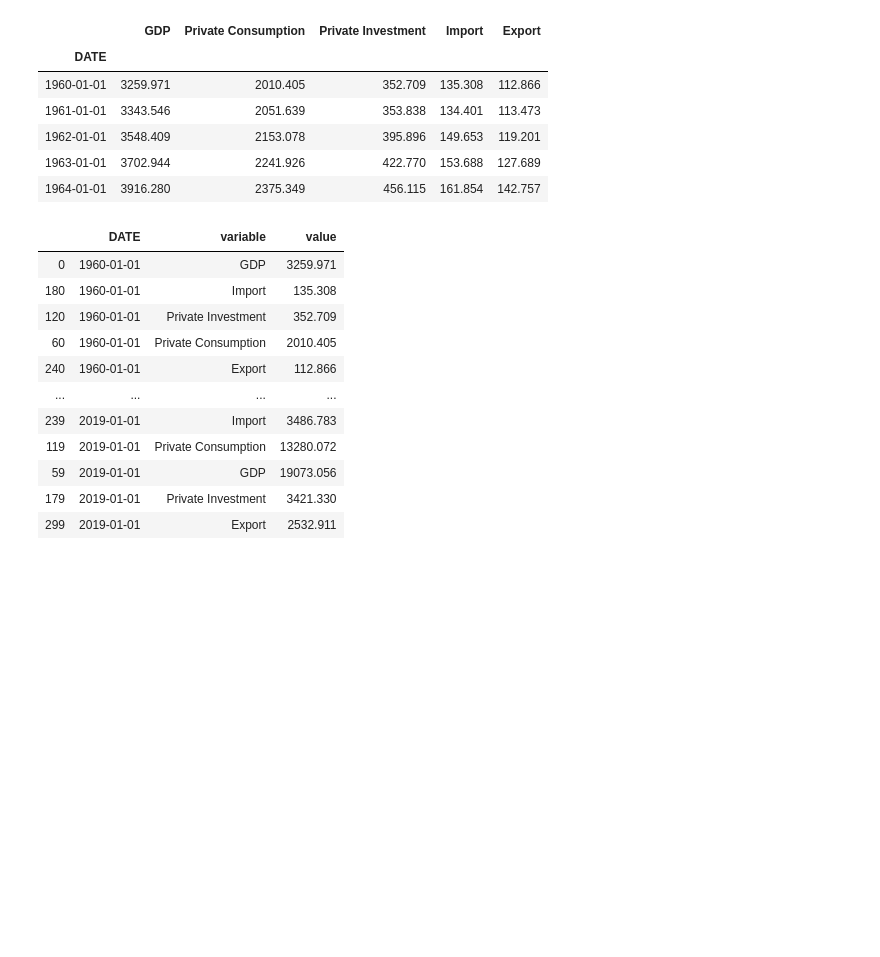
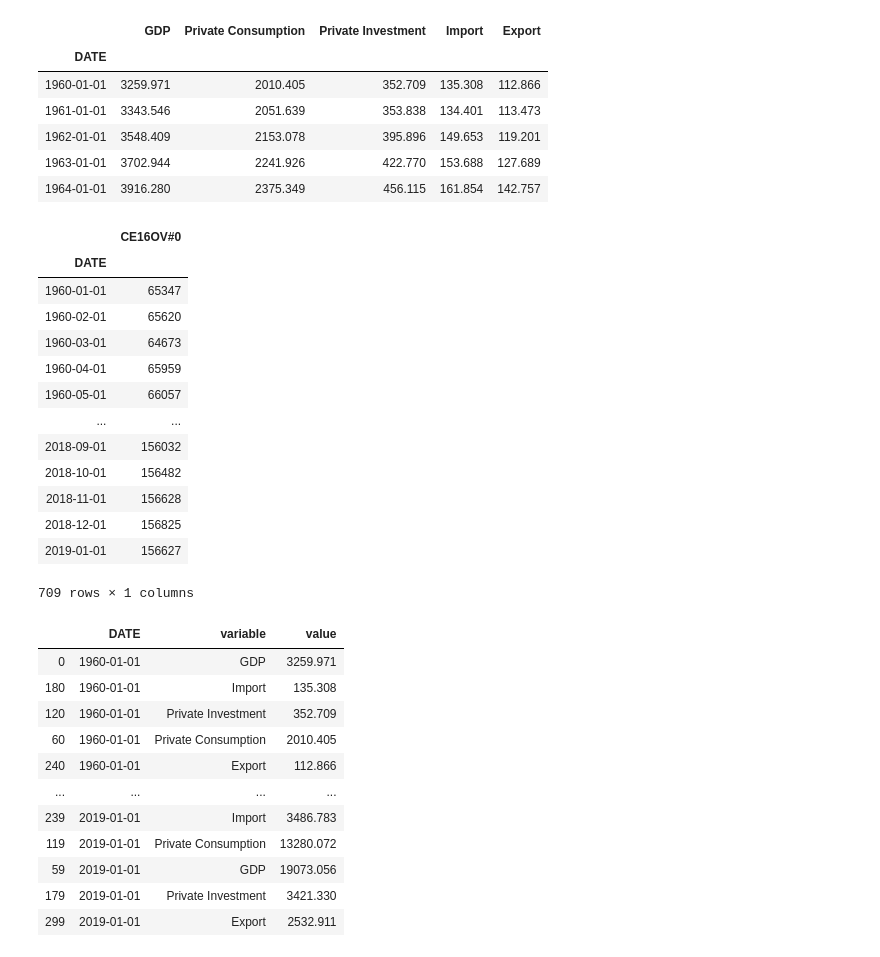
Before and after one commit to NumEconCopenhagen/projects-2020-group-xxv, a Jupyter notebook: dataproject/dataproject.ipynb, the cells around one changed output. Cells and saved outputs as stored; diff of their text form; code cells hidden in the pictures; blank space fills up the shorter version.

Commit message:
Fixed some mistakes and did a bit more data loading

```diff
--- a/dataproject/dataproject.ipynb
+++ b/dataproject/dataproject.ipynb
@@ -86,6 +86,24 @@ US.head(5)
 | 1962-01-01 | 3548.409 | 2153.078 | 395.896 | 149.653 | 119.201 |
 | 1963-01-01 | 3702.944 | 2241.926 | 422.770 | 153.688 | 127.689 |
 | 1964-01-01 | 3916.280 | 2375.349 | 456.115 | 161.854 | 142.757 |
+# %%
+# Then we load employment data for USA, we use the
+USEMP = pandas_datareader.dat.FredReader("CE16OV#0", 1960,2019, freq = )
+# %% [output]
+|  | CE16OV#0 |
+| DATE |  |
+| 1960-01-01 | 65347 |
+| 1960-02-01 | 65620 |
+| 1960-03-01 | 64673 |
+| 1960-04-01 | 65959 |
+| 1960-05-01 | 66057 |
+| ... | ... |
+| 2018-09-01 | 156032 |
+| 2018-10-01 | 156482 |
+| 2018-11-01 | 156628 |
+| 2018-12-01 | 156825 |
+| 2019-01-01 | 156627 |
+709 rows × 1 columns
 # %%
 US_new = pd.melt(US.reset_index(), id_vars = US.index.name)
 # %%
```
Also changed, not shown: parts of 1 cell of this notebook.
